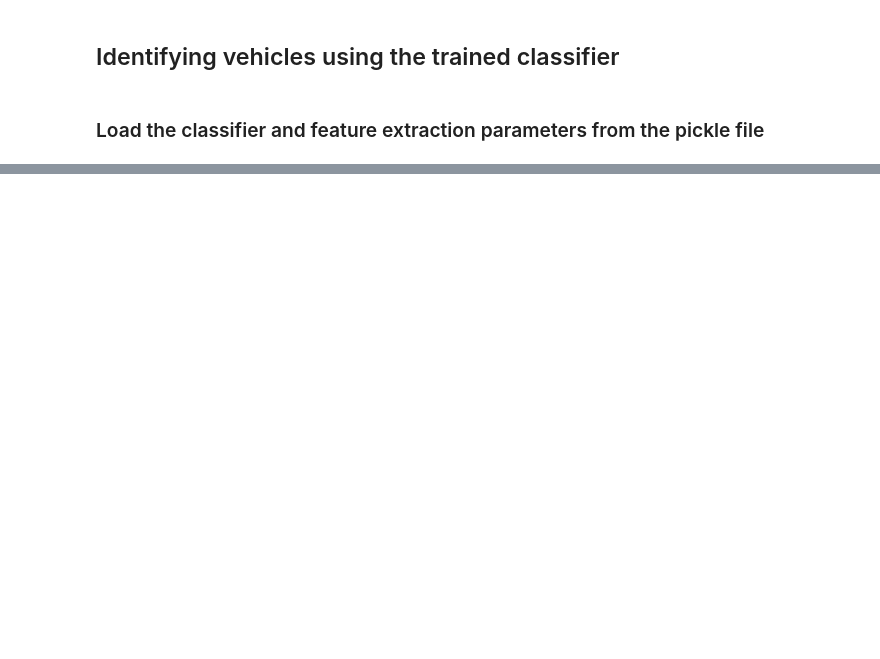
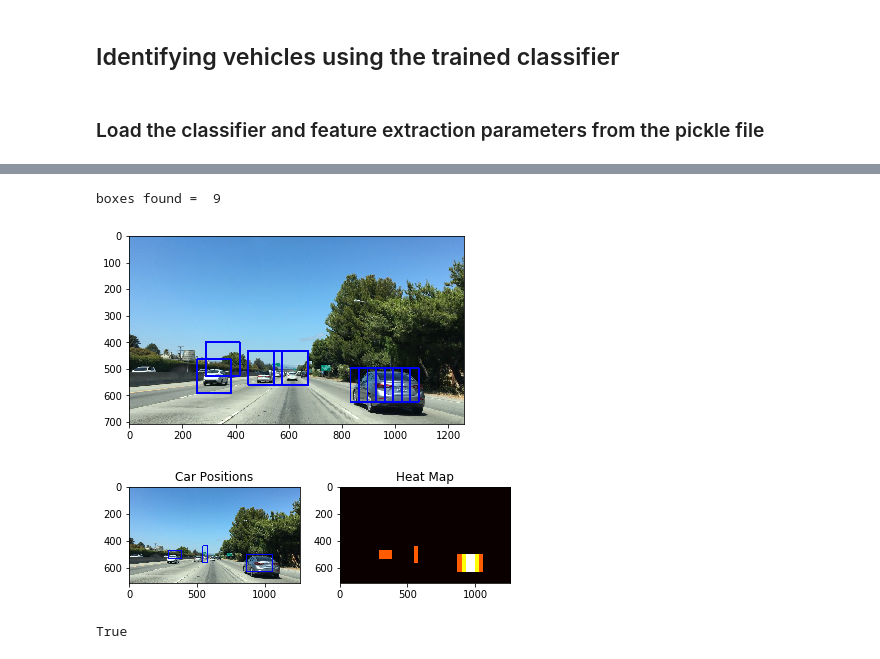
Before and after one commit to smoort/CarND-Vehicle-Detection, a Jupyter notebook: TrackVehicle.ipynb, the cells around one changed output, grey strips where cells are left out. Cells and saved outputs as stored; diff of their text form; code cells hidden in the pictures; blank space fills up the shorter version.

Commit message:
working copy

```diff
--- a/TrackVehicle.ipynb
+++ b/TrackVehicle.ipynb
@@ -354,15 +336,51 @@ def find_cars(img, ystart, ystop, scale, svc, X_scaler, orient, pix_per_cell, ce
 
     return draw_img
-# %%
-ystart = 400
-ystop = 656
-scale = 1.5
-boxes_found = 0
-
-img = cv2.imread('test_images\\test6.jpg')
-img = cv2.cvtColor(img, cv2.COLOR_BGR2RGB)
-
-out_img = find_cars(img, ystart, ystop, scale, svc, X_scaler, orient, pix_per_cell, cell_per_block, spatial_size, hist_bins, color_space)
-print("boxes found = ", boxes_found)
-plt.imshow(out_img)
-plt.show()
+# %%
+def tracking_pipeline(img):
+    ystart = 400
+    ystop = 656
+    scale = 2
+    heat_threshold = 1
+
+    out_img = find_cars(img, ystart, ystop, scale, svc, X_scaler, orient, pix_per_cell, cell_per_block,
+                        spatial_size, hist_bins, color_space)
+    print("boxes found = ", len(bboxes))
+    plt.imshow(out_img)
+    plt.show()
+
+    heat = np.zeros_like(img[:,:,0]).astype(np.float)
+
+    # Add heat to each box in box list
+    heat = add_heat(heat,bboxes)
+
+    # Apply threshold to help remove false positives
+    heat = apply_threshold(heat,heat_threshold)
+
+    # Visualize the heatmap when displaying
+    heatmap = np.clip(heat, 0, 255)
+
+    # Find final boxes from heatmap using label function
+    labels = label(heatmap)
+    draw_img = draw_labeled_bboxes(np.copy(img), labels)
+
+    return draw_img, heatmap
+# %% [output]
+boxes found =  9
+[figure, added]
+[figure, added]
+# %%
+img = cv2.imread('test_images\\bbox-example-image.jpg')
+img = cv2.cvtColor(img, cv2.COLOR_BGR2RGB)
+fig = plt.figure()
+plt.subplot(121)
+plt.imshow(draw_img)
+plt.title('Car Positions')
+plt.subplot(122)
+plt.imshow(heatmap, cmap='hot')
+plt.title('Heat Map')
+fig.tight_layout()
+plt.show()
+draw_img = cv2.cvtColor(draw_img, cv2.COLOR_RGB2BGR)
+cv2.imwrite("marked_img.jpg",draw_img)
+# %% [output]
+True
```
Also changed, not shown: parts of 8 cells of this notebook.
